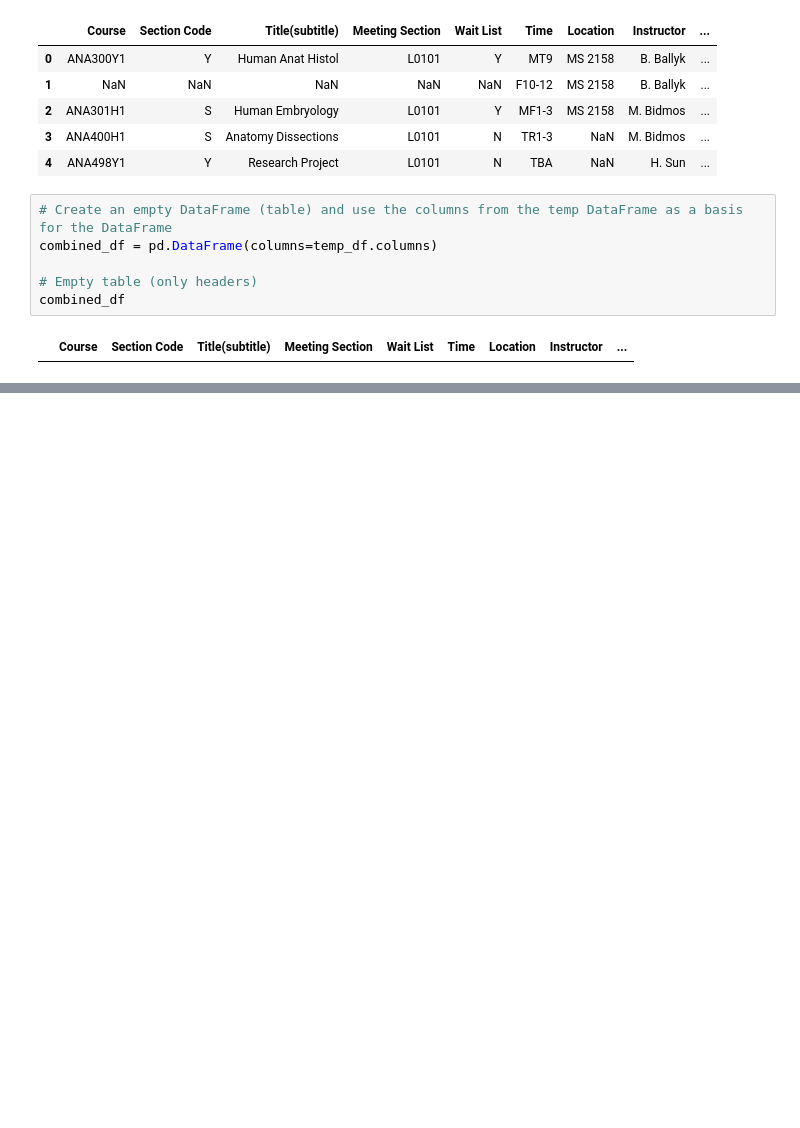
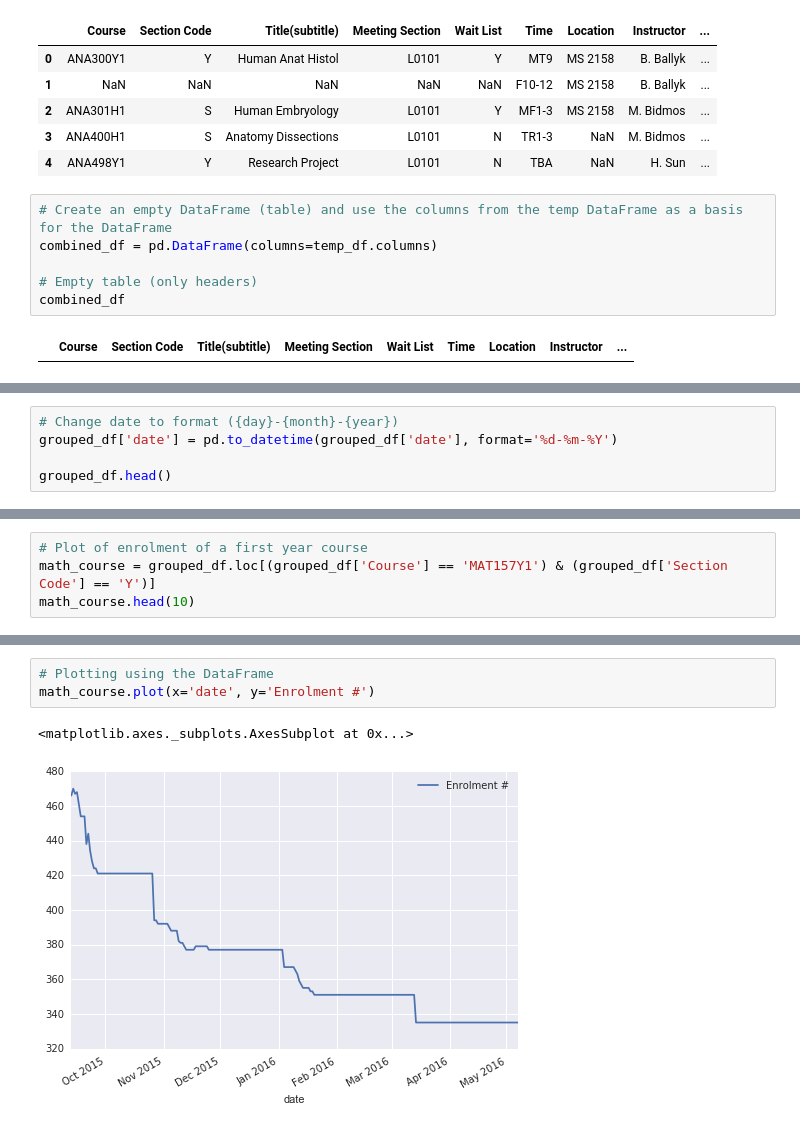
Before and after one commit to FinnLandLab/Python-Data-Analysis-On-Course-Enrolment, a Jupyter notebook: analysis_notebook.ipynb, the cells around one changed output, grey strips where cells are left out. Cells and saved outputs as stored; diff of their text form; blank space fills up the shorter version.

```diff
--- a/analysis_notebook.ipynb
+++ b/analysis_notebook.ipynb
@@ -227,0 +222,5 @@ abc = abc[abc.date != '08-05-2016']
+# %%
+# Change date to format ({day}-{month}-{year})
+grouped_df['date'] = pd.to_datetime(grouped_df['date'], format='%d-%m-%Y')
+
+grouped_df.head()
@@ -227,0 +236,4 @@ abc = abc[abc.date != '08-05-2016']
+# %%
+# Plot of enrolment of a first year course
+math_course = grouped_df.loc[(grouped_df['Course'] == 'MAT157Y1') & (grouped_df['Section Code'] == 'Y')]
+math_course.head(10)
@@ -227,0 +252,6 @@ abc = abc[abc.date != '08-05-2016']
+# %%
+# Plotting using the DataFrame
+math_course.plot(x='date', y='Enrolment #')
+# %% [output]
+<matplotlib.axes._subplots.AxesSubplot at 0x...>
+[figure, added]
```
Also changed, not shown: parts of 26 cells of this notebook.
